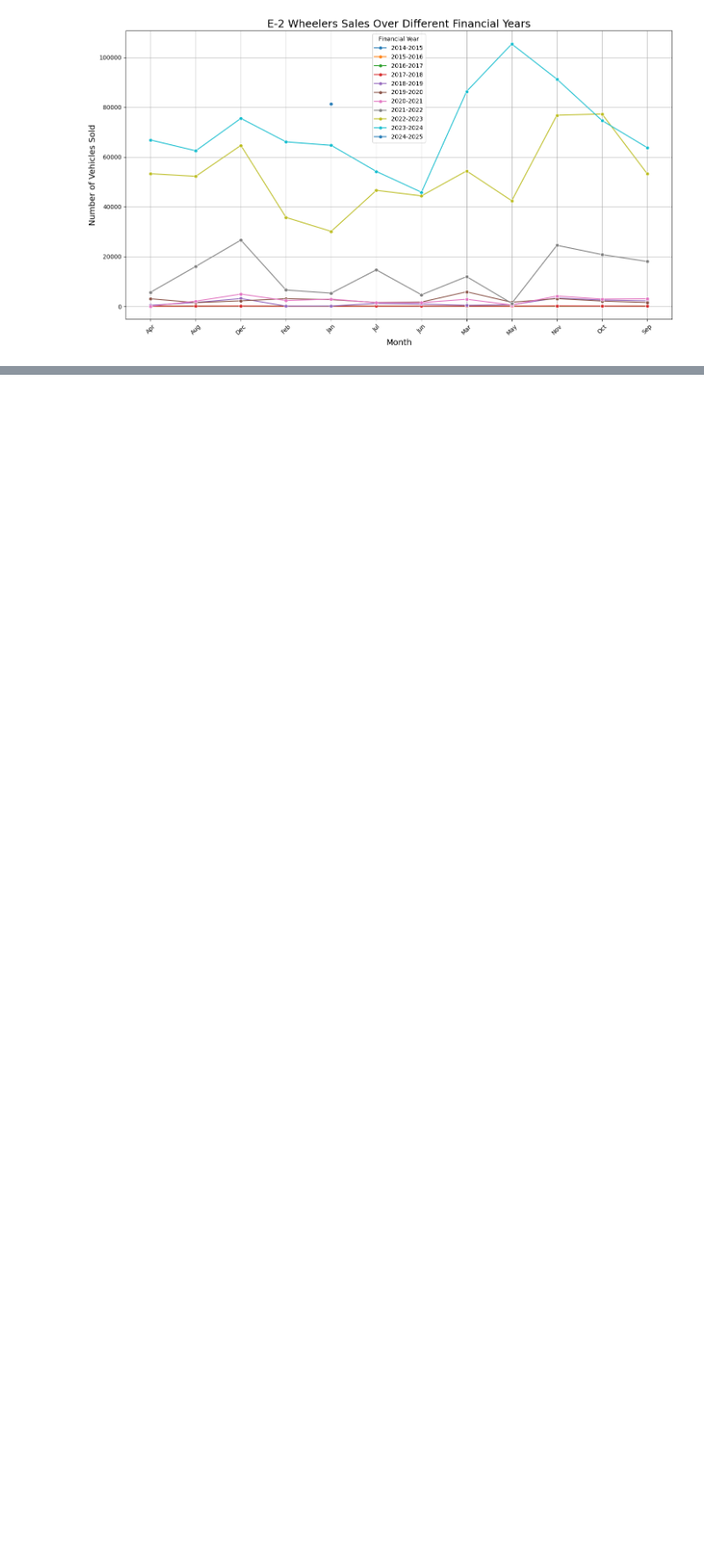
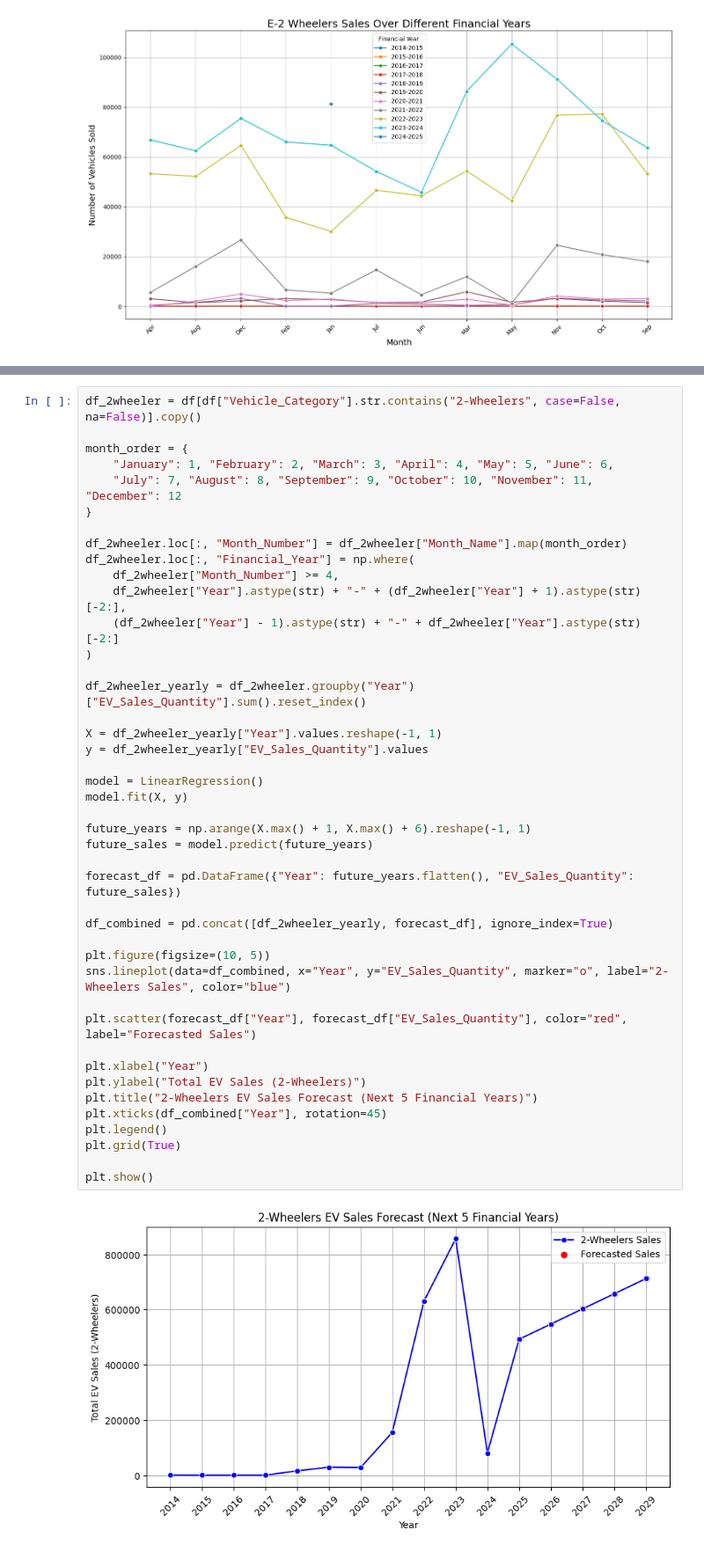
Before and after one commit to LuckshyArora/EV_Market_Segmentation, a Jupyter notebook: EV_Demographic_Segmentation.ipynb, the cells around one changed output, grey strips where cells are left out. Shown at 88% size. Drawn from its saved outputs; the diff is of its cells as text; blank space fills up the shorter version.

```diff
--- a/EV_Demographic_Segmentation.ipynb
+++ b/EV_Demographic_Segmentation.ipynb
@@ -353,0 +420,45 @@ plt.show()
+# %%
+df_2wheeler = df[df["Vehicle_Category"].str.contains("2-Wheelers", case=False, na=False)].copy()
+
+month_order = {
+    "January": 1, "February": 2, "March": 3, "April": 4, "May": 5, "June": 6,
+    "July": 7, "August": 8, "September": 9, "October": 10, "November": 11, "December": 12
+}
+
+df_2wheeler.loc[:, "Month_Number"] = df_2wheeler["Month_Name"].map(month_order)
+df_2wheeler.loc[:, "Financial_Year"] = np.where(
+    df_2wheeler["Month_Number"] >= 4,
+    df_2wheeler["Year"].astype(str) + "-" + (df_2wheeler["Year"] + 1).astype(str)[-2:],
+    (df_2wheeler["Year"] - 1).astype(str) + "-" + df_2wheeler["Year"].astype(str)[-2:]
+)
+
+df_2wheeler_yearly = df_2wheeler.groupby("Year")["EV_Sales_Quantity"].sum().reset_index()
+
+X = df_2wheeler_yearly["Year"].values.reshape(-1, 1)
+y = df_2wheeler_yearly["EV_Sales_Quantity"].values
+
+model = LinearRegression()
+model.fit(X, y)
+
+future_years = np.arange(X.max() + 1, X.max() + 6).reshape(-1, 1)
+future_sales = model.predict(future_years)
+
+forecast_df = pd.DataFrame({"Year": future_years.flatten(), "EV_Sales_Quantity": future_sales})
+
+df_combined = pd.concat([df_2wheeler_yearly, forecast_df], ignore_index=True)
+
+plt.figure(figsize=(10, 5))
+sns.lineplot(data=df_combined, x="Year", y="EV_Sales_Quantity", marker="o", label="2-Wheelers Sales", color="blue")
+
+plt.scatter(forecast_df["Year"], forecast_df["EV_Sales_Quantity"], color="red", label="Forecasted Sales")
+
+plt.xlabel("Year")
+plt.ylabel("Total EV Sales (2-Wheelers)")
+plt.title("2-Wheelers EV Sales Forecast (Next 5 Financial Years)")
+plt.xticks(df_combined["Year"], rotation=45)
+plt.legend()
+plt.grid(True)
+
+plt.show()
+# %% [output]
+[figure, added]
```
Also changed, not shown: parts of 10 cells of this notebook, 1 other file.
